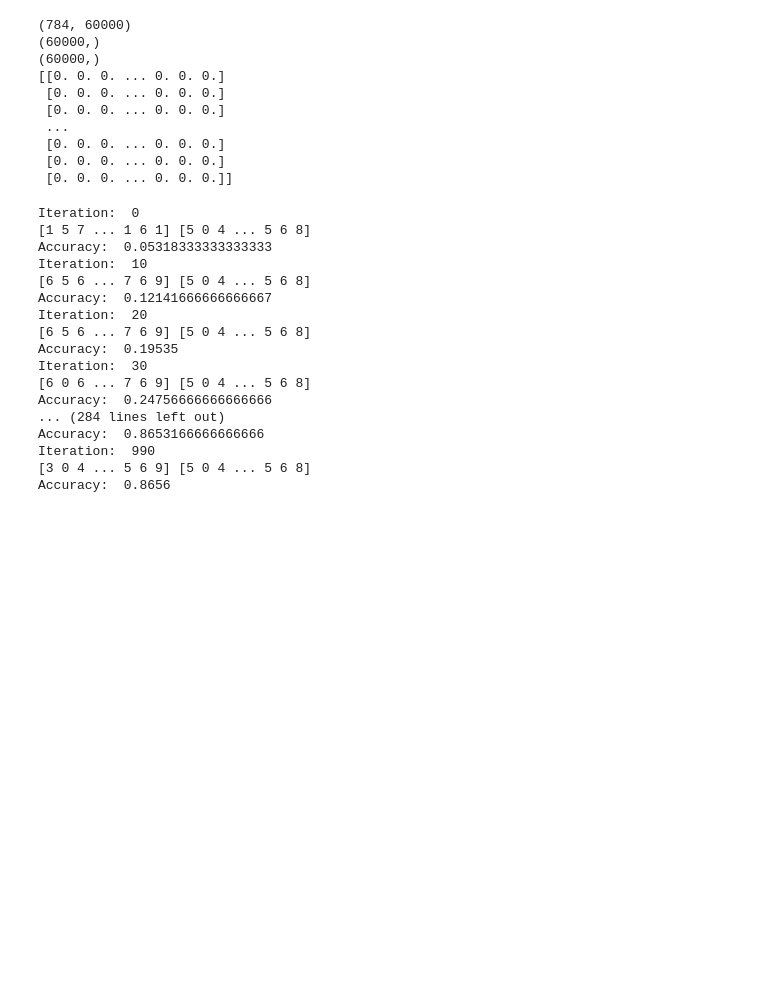
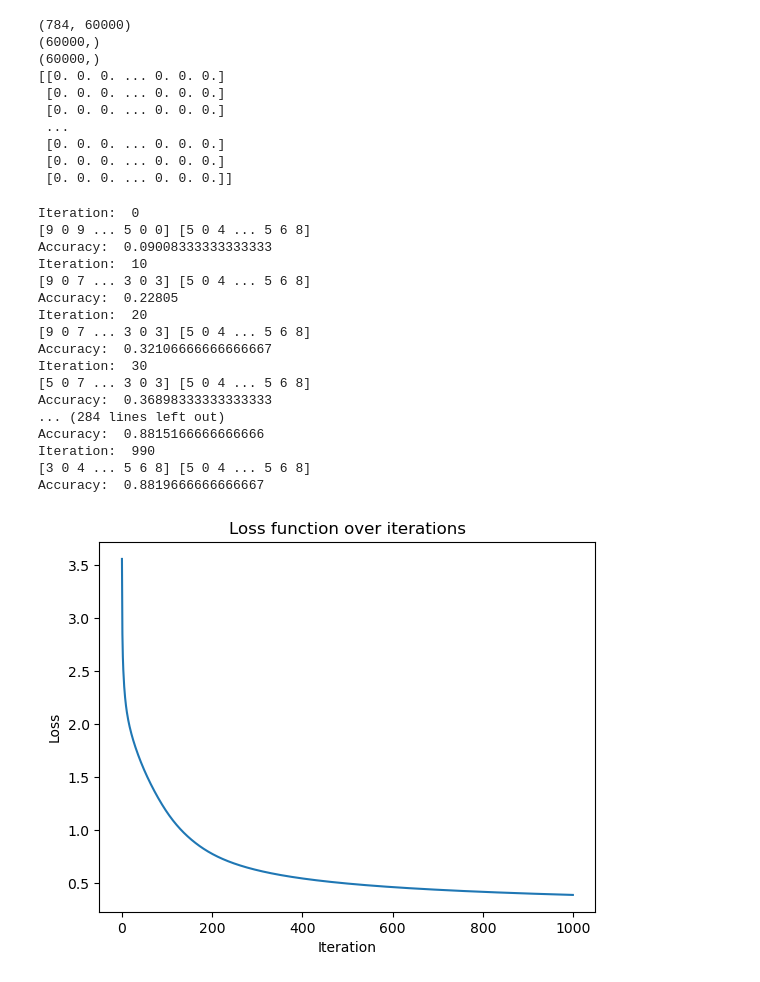
Before and after one commit to ben-du-pont/Neural-Network-from-scratch, a Jupyter notebook: src/neural_network.ipynb, the cells around one changed output. Drawn from its saved outputs; the diff is of its cells as text; code cells hidden in the pictures; blank space fills up the shorter version.

Commit message:
Refined README with plots and added confusion matrix and loss function

```diff
--- a/src/neural_network.ipynb
+++ b/src/neural_network.ipynb
@@ -199,36 +199,45 @@ def get_accuracy(predictions, Y):
     print(predictions, Y)
     return np.sum(predictions == Y) / Y.size
 
+def compute_loss(A2, Y):
+    m = Y.size
+    one_hot_Y = one_hot(Y)
+    loss = -1/m * np.sum(one_hot_Y * np.log(A2))
+    return loss
+
 def gradient_descent(X, Y, iterations, alpha):
     W1, b1, W2, b2 = initialise_parameters()
+    losses = []
     for i in range(iterations):
         Z1, A1, Z2, A2 = forward_propagation(W1, b1, W2, b2, X)
         dW1, db1, dW2, db2 = backward_propagation(Z1, A1, Z2, A2, W2, X, Y)
         W1, b1, W2, b2 = update_parameters(W1, b1, W2, b2, dW1, db1, dW2, db2, alpha)
+        loss = compute_loss(A2, Y)
+        losses.append(loss)
         if (i % 10 == 0):
             print("Iteration: ", i)
             print("Accuracy: ", get_accuracy(get_prediction(A2), Y))
-    return W1, b1, W2, b2
+    return W1, b1, W2, b2, losses
 # %%
-W1, b1, W2, b2 = gradient_descent(x_train, y_train, iterations = 1000, alpha = 0.1)
+W1, b1, W2, b2, losses = gradient_descent(x_train, y_train, iterations = 1000, alpha = 0.1)
 # %% [output]
 Iteration:  0
-[1 5 7 ... 1 6 1] [5 0 4 ... 5 6 8]
-Accuracy:  0.05318333333333333
+[9 0 9 ... 5 0 0] [5 0 4 ... 5 6 8]
+Accuracy:  0.09008333333333333
 Iteration:  10
-[6 5 6 ... 7 6 9] [5 0 4 ... 5 6 8]
-Accuracy:  0.12141666666666667
+[9 0 7 ... 3 0 3] [5 0 4 ... 5 6 8]
+Accuracy:  0.22805
 Iteration:  20
-[6 5 6 ... 7 6 9] [5 0 4 ... 5 6 8]
-Accuracy:  0.19535
+[9 0 7 ... 3 0 3] [5 0 4 ... 5 6 8]
+Accuracy:  0.32106666666666667
 Iteration:  30
-[6 0 6 ... 7 6 9] [5 0 4 ... 5 6 8]
-Accuracy:  0.24756666666666666
+[5 0 7 ... 3 0 3] [5 0 4 ... 5 6 8]
+Accuracy:  0.36898333333333333
 ... (284 lines left out)
-Accuracy:  0.8653166666666666
+Accuracy:  0.8815166666666666
 Iteration:  990
-[3 0 4 ... 5 6 9] [5 0 4 ... 5 6 8]
-Accuracy:  0.8656
+[3 0 4 ... 5 6 8] [5 0 4 ... 5 6 8]
+Accuracy:  0.8819666666666667
 # %%
 def make_predictions(X, W1, b1, W2, b2):
     _, _, _, A2 = forward_propagation(W1, b1, W2, b2, X)
@@ -246,6 +255,17 @@ def test_prediction(index, W1, b1, W2, b2):
     plt.gray()
     plt.imshow(current_image, interpolation='nearest')
     plt.show()
+# %%
+def plot_losses(losses):
+    plt.plot(losses)
+    plt.xlabel("Iteration")
+    plt.ylabel("Loss")
+    plt.title("Loss function over iterations")
+    plt.show()
+
+plot_losses(losses)
+# %% [output]
+[figure, added]
 # %%
 test_prediction(0, W1, b1, W2, b2)
 test_prediction(1, W1, b1, W2, b2)
```
Also changed, not shown: parts of 4 cells of this notebook, 4 other files.
